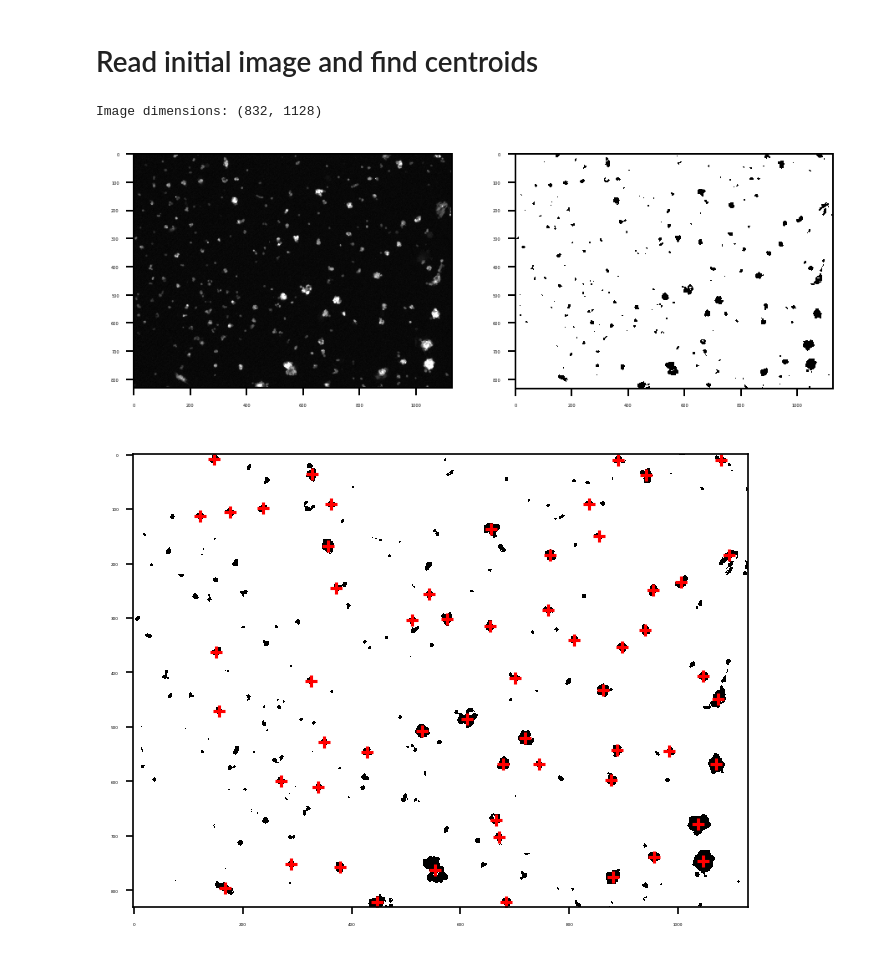
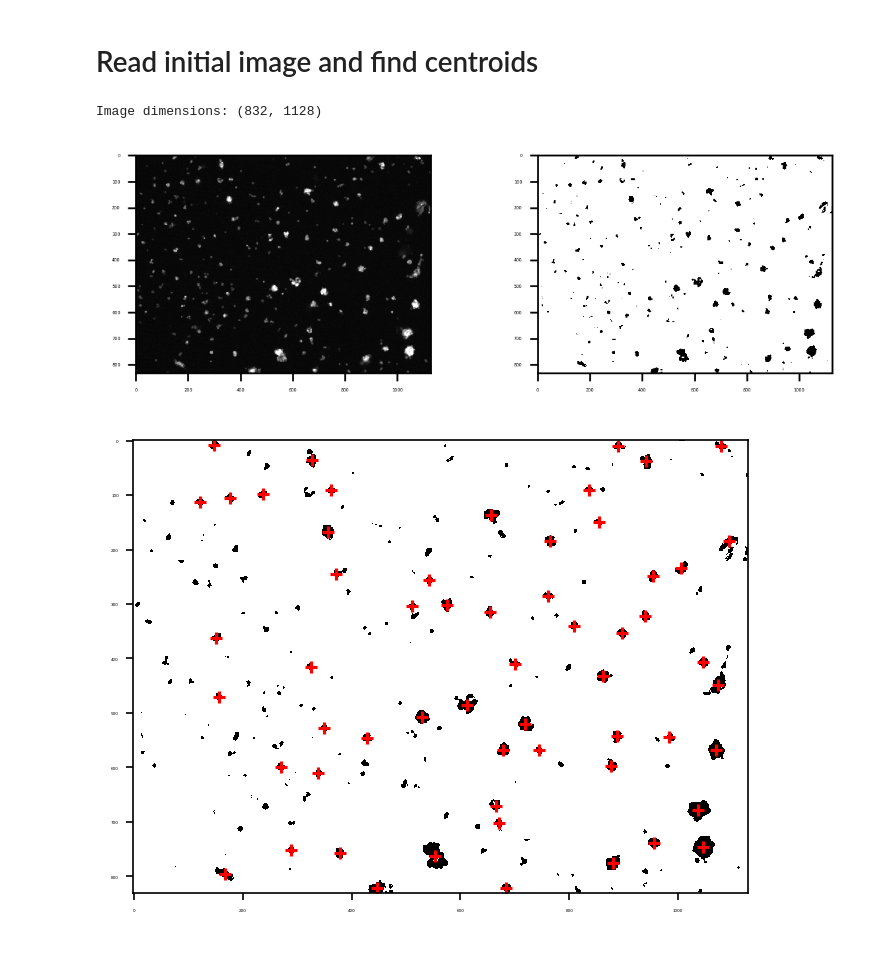
Before and after one commit to peteyeh/celltrack, a Jupyter notebook: feature_extract.ipynb, the cells around one changed output. Drawn from its saved outputs; the diff is of its cells as text; code cells hidden in the pictures.

```diff
--- a/feature_extract.ipynb
+++ b/feature_extract.ipynb
@@ -65,22 +120,17 @@ def remove_border_elements(image, threshold=0.25, connectivity=8):
 # %%
 rfp = cv2.imreadmulti('RFP-1.tif')[1]
 # bf = cv2.imreadmulti('BF-1.tif')[1]
 
 initial_image = rfp[0]
 initial_binarized = binarize_image(initial_image)
 
 coordinate_bounds = initial_image.shape
 print("Image dimensions: " + str(coordinate_bounds))
 
-plt.figure(dpi=180)
-plt.subplot(1,2,1)
-plt.imshow(initial_image, interpolation='nearest', cmap='gray')
-plt.subplot(1,2,2)
-plt.imshow(initial_binarized, interpolation='nearest', cmap='gray')
-plt.show()
+display_image_array([initial_image, initial_binarized], columns=2)
 # %% [output]
 Image dimensions: (832, 1128)
-[figure, old version]
+[figure, new version]
 # %%
 cell_points = np.argwhere(1-initial_binarized)
 clustering = DBSCAN(eps=6, min_samples=100).fit(cell_points)
```
Also changed, not shown: parts of 11 cells of this notebook.
